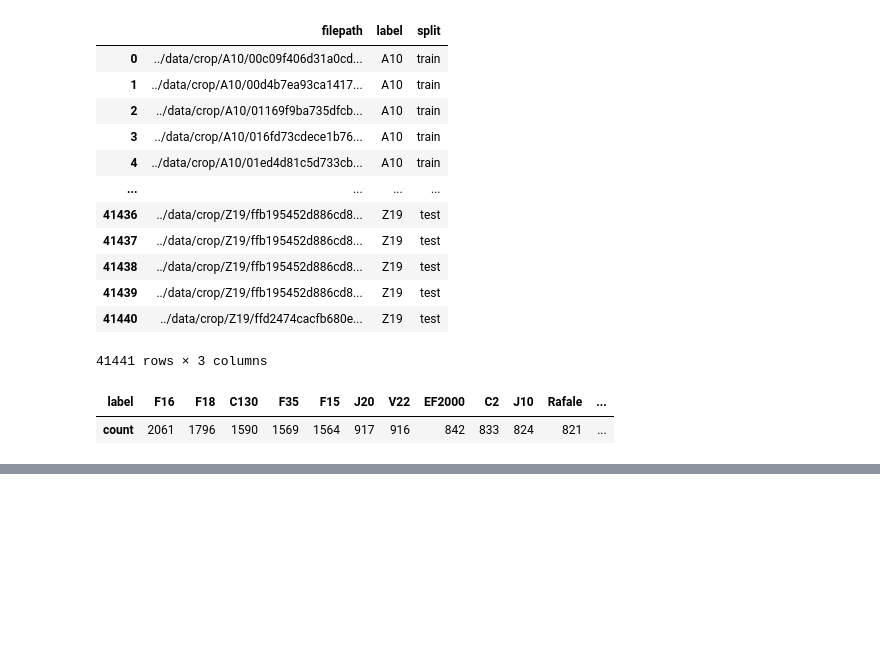
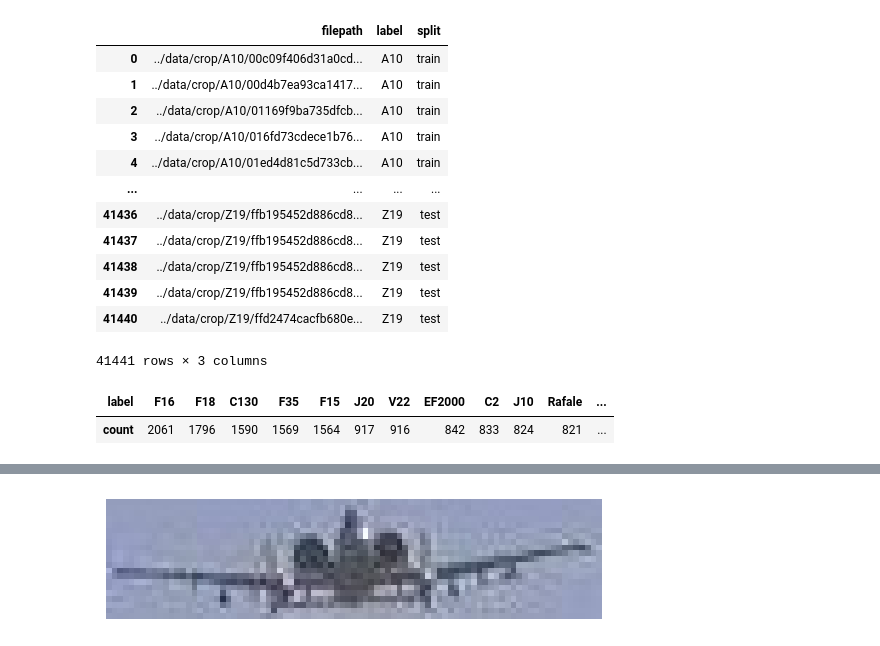
Before and after one commit to Eakempreet/ATAS_Project, a Jupyter notebook: notebooks/01_aircraft_classifier.ipynb, the cells around one changed output, grey strips where cells are left out. Saved outputs shown, nothing was run; the diff lists cells and outputs as text; code cells hidden in the pictures; blank space fills up the shorter version.

```diff
--- a/notebooks/01_aircraft_classifier.ipynb
+++ b/notebooks/01_aircraft_classifier.ipynb
@@ -643,0 +727,14 @@ plt.show();
+# %%
+# Another way
+# PIL = Python Imaging Library.
+# It loads image files into an object you can
+# manipulate (resize, crop, convert color channels etc.)
+# before displaying. Think of it as the "image handler"
+# and matplotlib as the "screen."
+
+from PIL import Image
+img = Image.open(aircraft_labels["filepath"][1])
+plt.axis("off")
+plt.imshow(img);
+# %% [output]
+[figure, added]
```
Also changed, not shown: parts of 22 cells of this notebook.
